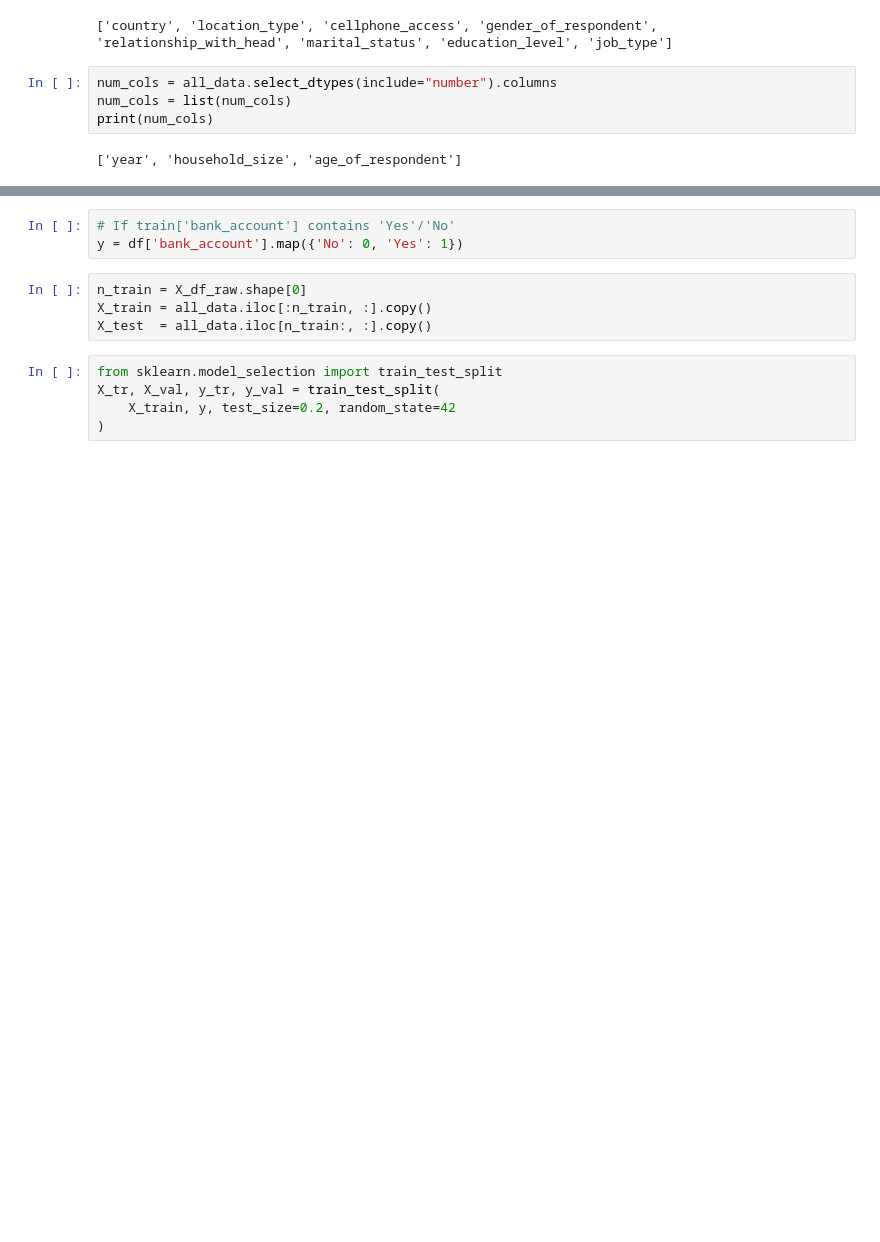
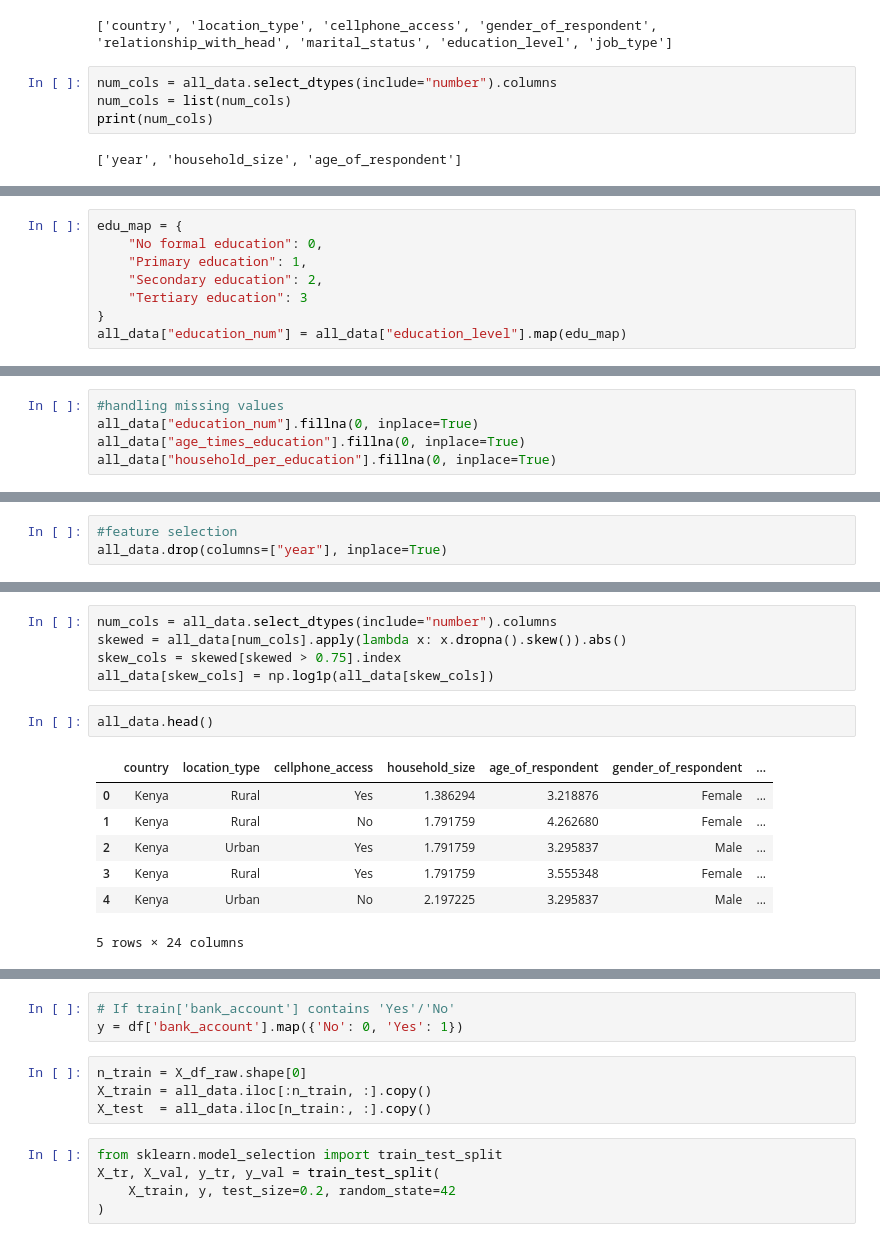
Before and after one commit to Segn11/zindi-financial-inclusion, a Jupyter notebook: financial_pred.ipynb, the cells around one changed output, grey strips where cells are left out. Saved outputs shown, nothing was run; the diff lists cells and outputs as text; blank space fills up the shorter version.

```diff
--- a/financial_pred.ipynb
+++ b/financial_pred.ipynb
@@ -65,0 +136,8 @@ print(num_cols)
+# %%
+edu_map = {
+    "No formal education": 0,
+    "Primary education": 1,
+    "Secondary education": 2,
+    "Tertiary education": 3
+}
+all_data["education_num"] = all_data["education_level"].map(edu_map)
@@ -65,0 +185,5 @@ print(num_cols)
+# %%
+#handling missing values
+all_data["education_num"].fillna(0, inplace=True)
+all_data["age_times_education"].fillna(0, inplace=True)
+all_data["household_per_education"].fillna(0, inplace=True)
@@ -65,0 +209,3 @@ print(num_cols)
+# %%
+#feature selection
+all_data.drop(columns=["year"], inplace=True)
@@ -65,0 +248,15 @@ print(num_cols)
+# %%
+num_cols = all_data.select_dtypes(include="number").columns
+skewed = all_data[num_cols].apply(lambda x: x.dropna().skew()).abs()
+skew_cols = skewed[skewed > 0.75].index
+all_data[skew_cols] = np.log1p(all_data[skew_cols])
+# %%
+all_data.head()
+# %% [output]
+|  | country | location_type | cellphone_access | household_size | age_of_respondent | gender_of_respondent | ... |
+| 0 | Kenya | Rural | Yes | 1.386294 | 3.218876 | Female | ... |
+| 1 | Kenya | Rural | No | 1.791759 | 4.262680 | Female | ... |
+| 2 | Kenya | Urban | Yes | 1.791759 | 3.295837 | Male | ... |
+| 3 | Kenya | Rural | Yes | 1.791759 | 3.555348 | Female | ... |
+| 4 | Kenya | Urban | No | 2.197225 | 3.295837 | Male | ... |
+5 rows × 24 columns
```
Also changed, not shown: parts of 20 cells of this notebook.
